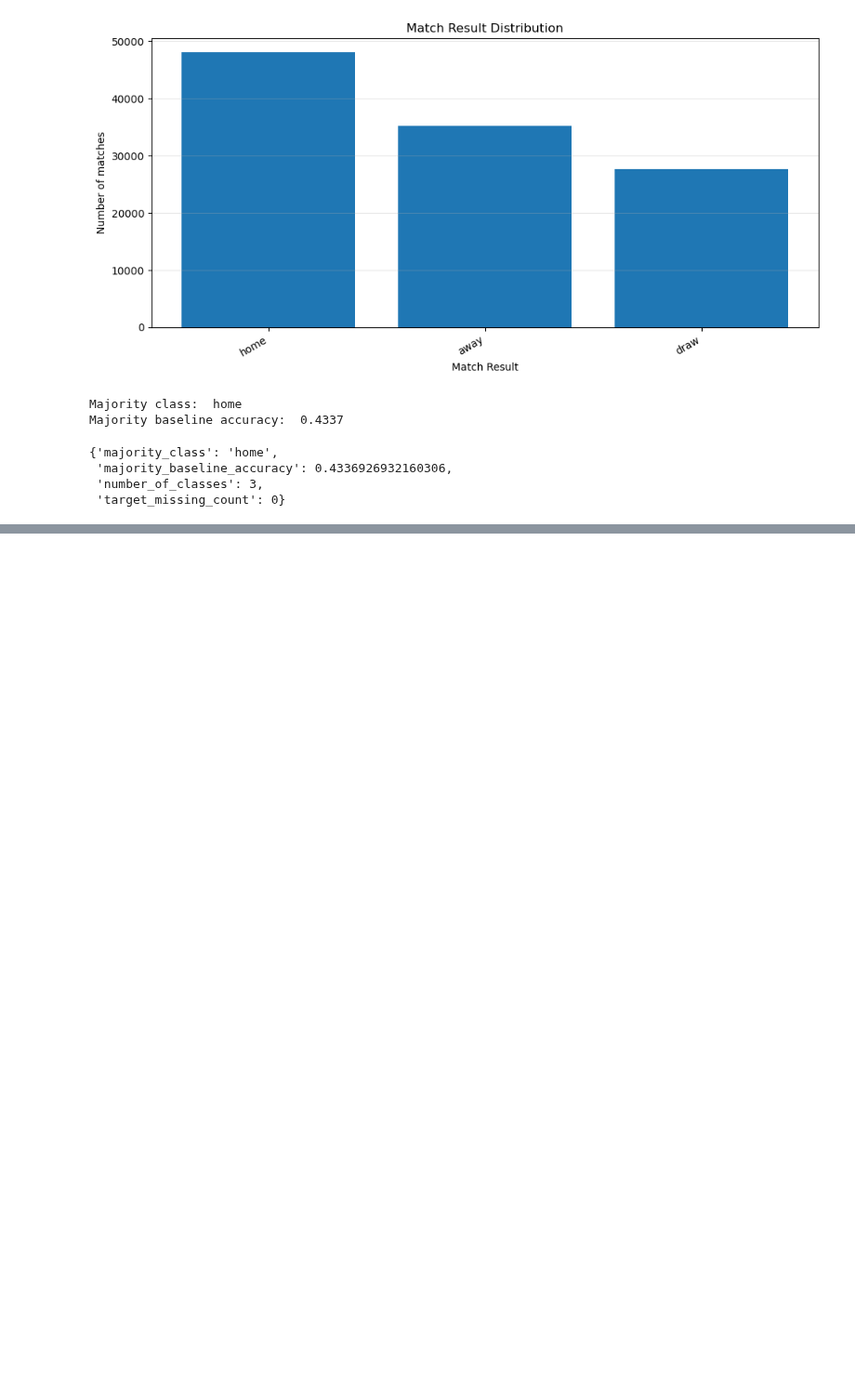
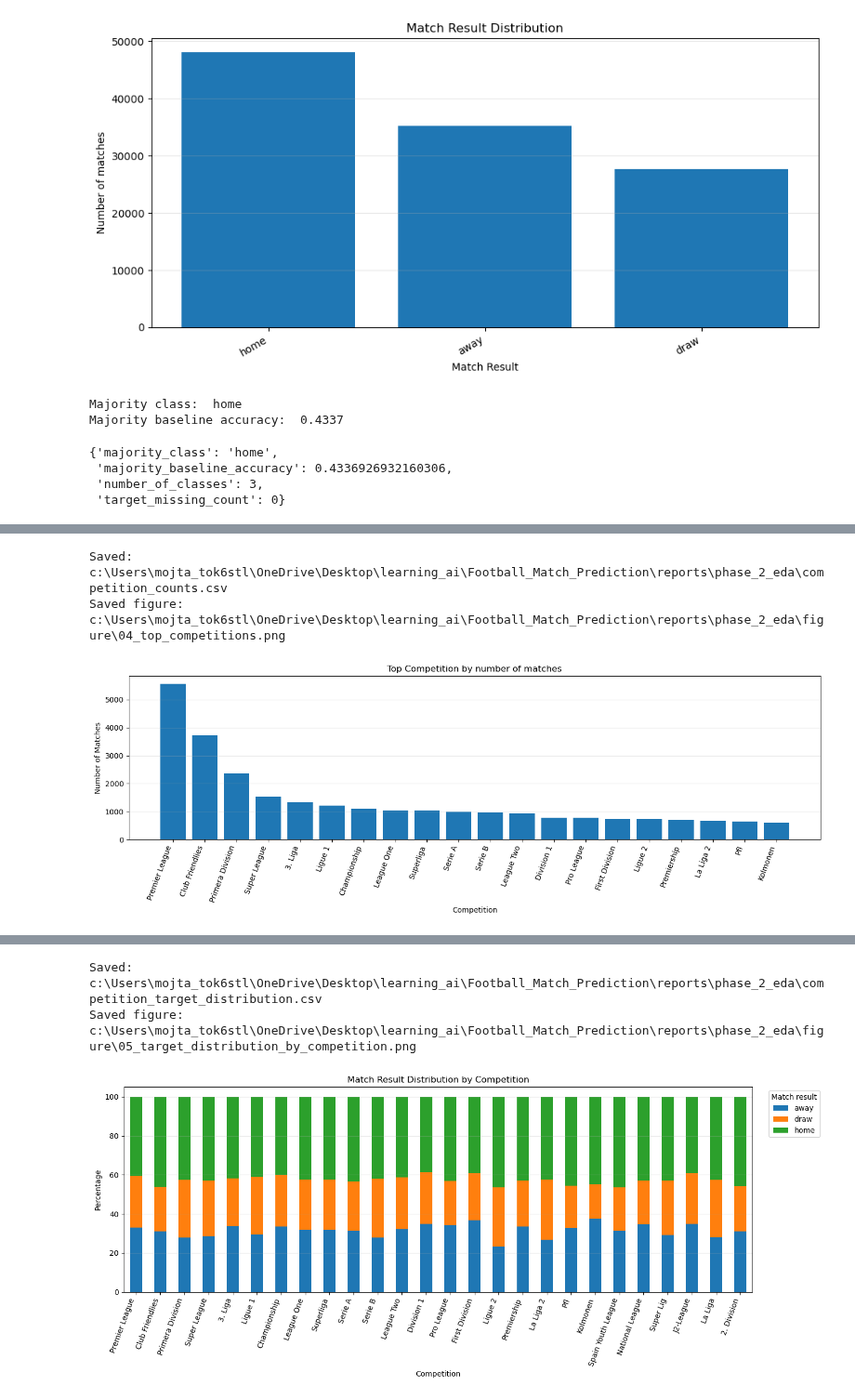
Before and after one commit to Aihan-2005/AiWithPython, a Jupyter notebook: Football_Match_Prediction/main.ipynb, the cells around one changed output, grey strips where cells are left out. Shown at 93% size. Drawn from its saved outputs; the diff is of its cells as text; code cells hidden in the pictures; blank space fills up the shorter version.

```diff
--- a/Football_Match_Prediction/main.ipynb
+++ b/Football_Match_Prediction/main.ipynb
@@ -871,7 +871,7 @@ def plot_stacked_percentage(dataframe,title,xlabel='',ylabel='Percentage',filena
 
 
 
-    ax = dataframe.plot(kind='bar',stack=True,figsize=figsize)
+    ax = dataframe.plot(kind='bar',stacked=True,figsize=figsize)
 
     ax.set_title(title)
     ax.set_xlabel(xlabel)
@@ -1062,0 +1130,61 @@ if 'fixture_date' in eda_df.columns:
+# %%
+
+if 'competition' in eda_df.columns:
+    competition_counts = eda_df['competition'].value_counts(dropna=False)
+    top_competitions = competition_counts.head(20)
+
+
+    display(pd.DataFrame({
+        'matches_count': competition_counts,
+        'percentage' : eda_df['competition'].value_counts(normalize=True,dropna=False).mul(100).round(2)
+    }).head(30))
+
+
+
+    safe_save_csv(
+        competition_counts.reset_index().rename(columns={'index':'competiton','competition':'match_count'}),
+        'competition_counts.csv',
+        index=False
+    )
+
+    plot_bar(
+        top_competitions,
+        title='Top Competition by number of matches',
+        xlabel='Competition',
+        ylabel= 'Number of Matches',
+        filename= '04_top_competitions.png',
+        rotation= 70,
+        figsize=(14,5)
+    )
+
+    min_competition_count = max(20,int(len(eda_df)*0.005))
+
+    competition_target_distribution = target_distribution_by_group(
+        eda_df,
+        group_col='competition',
+        min_count = min_competition_count,
+        target_col = TARGET_COL
+    )
+
+
+    display(competition_target_distribution.head(30))
+
+    safe_save_csv(competition_target_distribution.reset_index(),'competition_target_distribution.csv',index=False)
+
+
+
+    if not competition_target_distribution.empty:
+        plot_stacked_percentage(
+            competition_target_distribution.drop(columns=['row_count']).head(30),
+            title='Match Result Distribution by Competition',
+            xlabel='Competition',
+            filename= '05_target_distribution_by_competition.png',
+            rotation=70,
+            figsize=(14,6)
+        )
+
+
+
+else:
+    print('competition column does not exist skip competition analysis')
+# %% [output]
@@ -1062,0 +1209,3 @@ if 'fixture_date' in eda_df.columns:
+Saved: c:\Users\mojta_tok6stl\OneDrive\Desktop\learning_ai\Football_Match_Prediction\reports\phase_2_eda\competition_counts.csv
+Saved figure:  c:\Users\mojta_tok6stl\OneDrive\Desktop\learning_ai\Football_Match_Prediction\reports\phase_2_eda\figure\04_top_competitions.png
+[figure, added]
@@ -1062,0 +1230,3 @@ if 'fixture_date' in eda_df.columns:
+Saved: c:\Users\mojta_tok6stl\OneDrive\Desktop\learning_ai\Football_Match_Prediction\reports\phase_2_eda\competition_target_distribution.csv
+Saved figure:  c:\Users\mojta_tok6stl\OneDrive\Desktop\learning_ai\Football_Match_Prediction\reports\phase_2_eda\figure\05_target_distribution_by_competition.png
+[figure, added]
```
Also changed, not shown: parts of 8 cells of this notebook, 15 other files.
